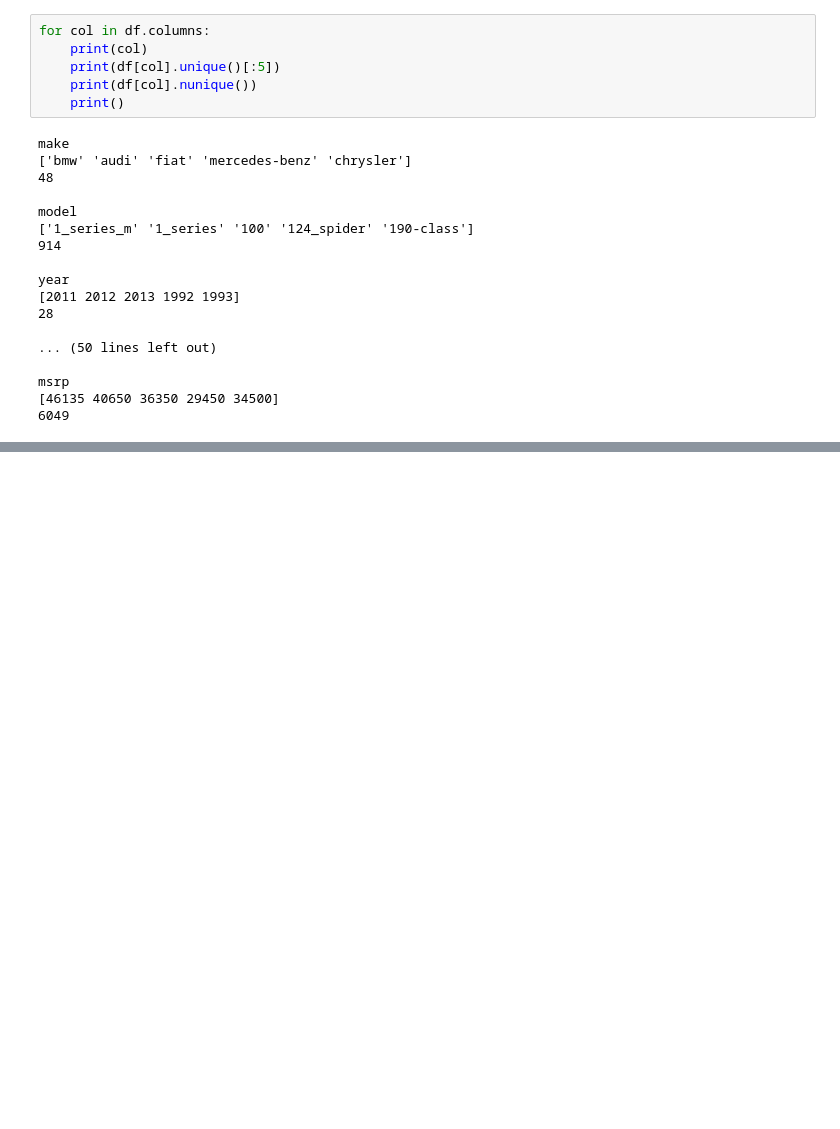
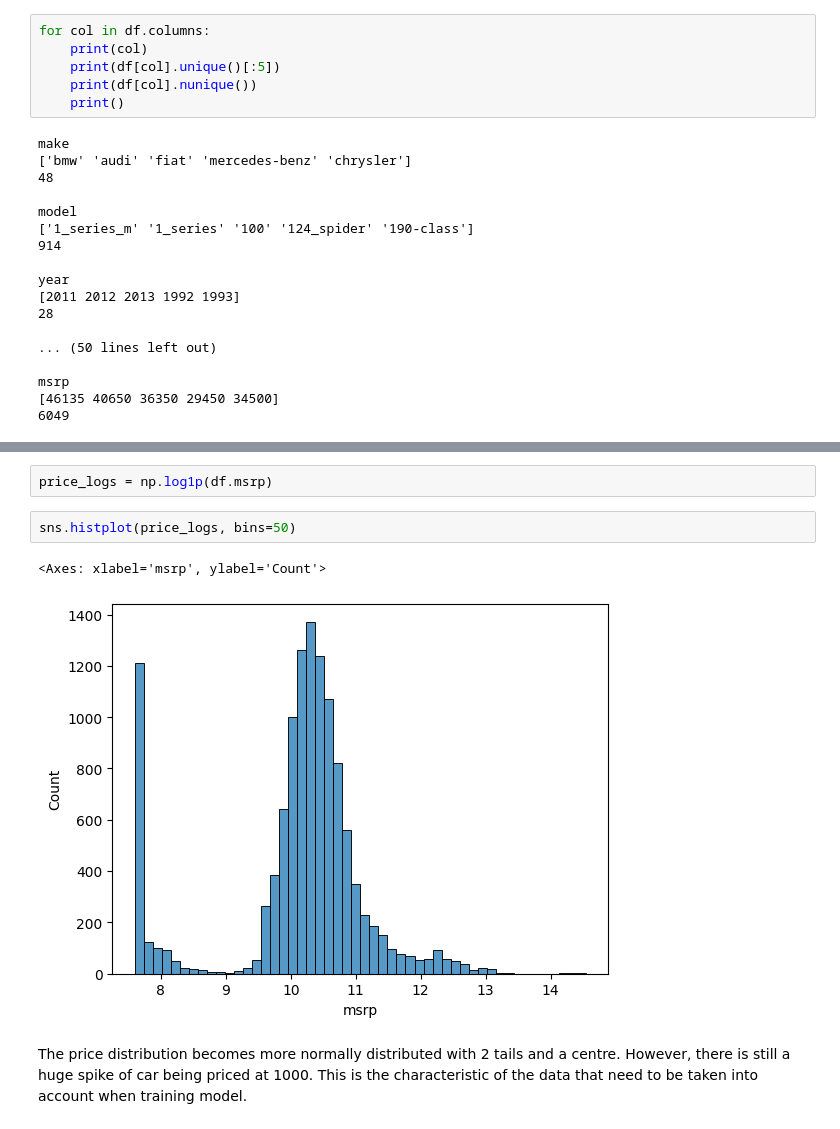
Before and after one commit to phuongddo94/ml-zoomcamp-homework, a Jupyter notebook: 02-car-regression/car_price_regression.ipynb, the cells around one changed output, grey strips where cells are left out. Drawn from its saved outputs; the diff is of its cells as text; blank space fills up the shorter version.

Commit message:
EDA and data prep

```diff
--- a/02-car-regression/car_price_regression.ipynb
+++ b/02-car-regression/car_price_regression.ipynb
@@ -74,0 +81,9 @@ msrp
+# %%
+price_logs = np.log1p(df.msrp)
+# %%
+sns.histplot(price_logs, bins=50)
+# %% [output]
+<Axes: xlabel='msrp', ylabel='Count'>
+[figure, added]
+# %% [markdown]
+The price distribution becomes more normally distributed with 2 tails and a centre. However, there is still a huge spike of car being priced at 1000. This is the characteristic of the data that need to be taken into account when training model.
```
Also changed, not shown: parts of 21 cells of this notebook.
